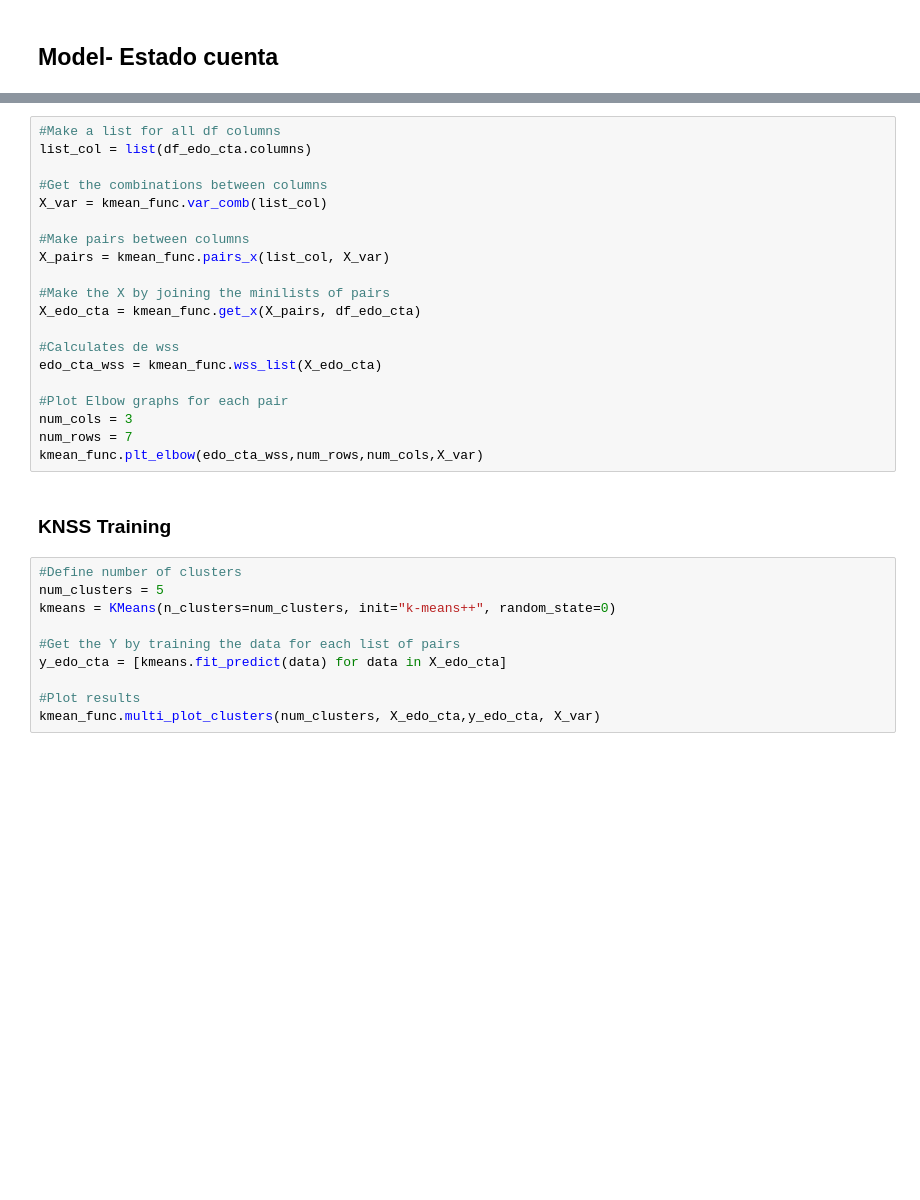
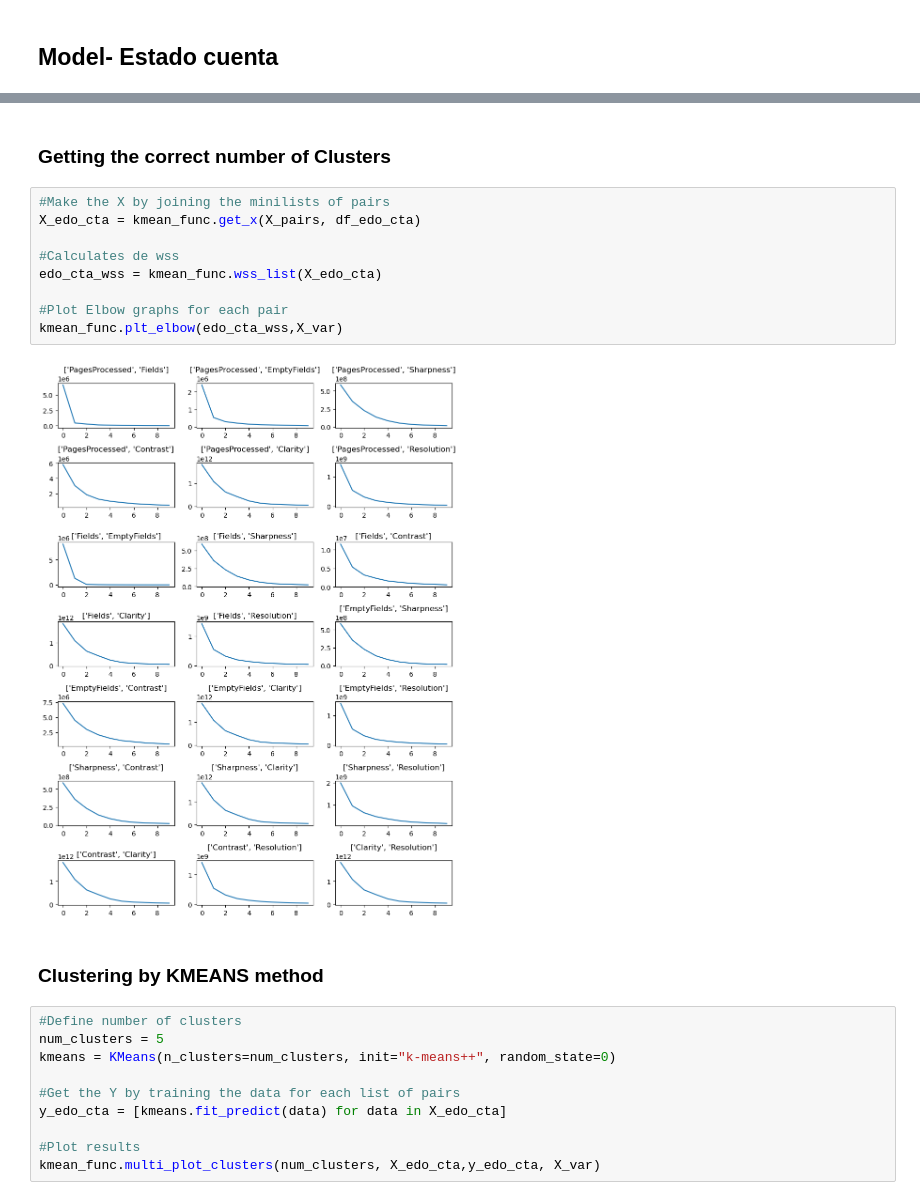
Before and after one commit to Jesus2342/IntProject_Team8, a Jupyter notebook: IntProject_Team8/notebooks/Alt_Models_Act4.ipynb, the cells around one changed output, grey strips where cells are left out. Drawn from its saved outputs; the diff is of its cells as text; blank space fills up the shorter version.

```diff
--- a/IntProject_Team8/notebooks/Alt_Models_Act4.ipynb
+++ b/IntProject_Team8/notebooks/Alt_Models_Act4.ipynb
@@ -131,25 +126,18 @@ df_edo_cta
+# %% [markdown]
+### Getting the correct number of Clusters
 # %%
-#Make a list for all df columns
-list_col = list(df_edo_cta.columns)
-
-#Get the combinations between columns
-X_var = kmean_func.var_comb(list_col)
-
-#Make pairs between columns
-X_pairs = kmean_func.pairs_x(list_col, X_var)
-
 #Make the X by joining the minilists of pairs
 X_edo_cta = kmean_func.get_x(X_pairs, df_edo_cta)
 
 #Calculates de wss
 edo_cta_wss = kmean_func.wss_list(X_edo_cta)
 
 #Plot Elbow graphs for each pair
-num_cols = 3
-num_rows = 7
-kmean_func.plt_elbow(edo_cta_wss,num_rows,num_cols,X_var)
+kmean_func.plt_elbow(edo_cta_wss,X_var)
+# %% [output]
+[figure, added]
-# %% [markdown]
-### KNSS Training
+# %% [markdown]
+### Clustering by KMEANS method
 # %%
 #Define number of clusters
 num_clusters = 5
```
Also changed, not shown: parts of 54 cells of this notebook.
